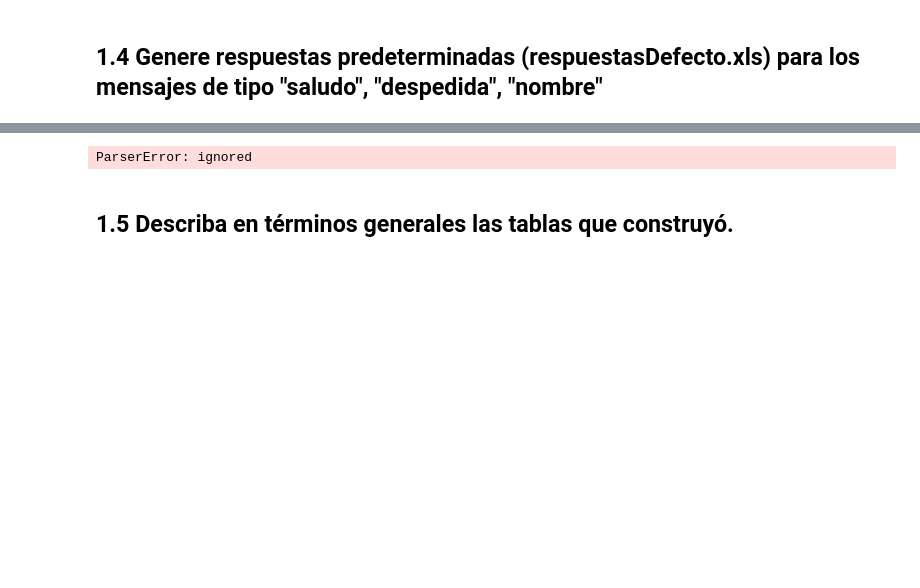
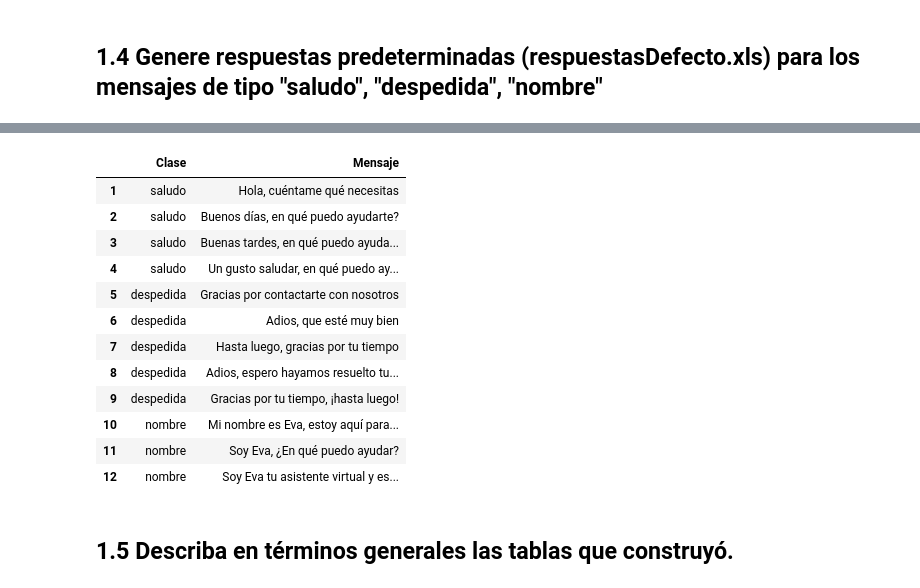
Before and after one commit to alvaro-neira/nlp-homework2, a Jupyter notebook: Tarea_2_NLP_Grupo_3.ipynb, the cells around one changed output, grey strips where cells are left out. Cells and saved outputs as stored; diff of their text form; code cells hidden in the pictures; blank space fills up the shorter version.

```diff
--- a/Tarea_2_NLP_Grupo_3.ipynb
+++ b/Tarea_2_NLP_Grupo_3.ipynb
@@ -142,8 +155,20 @@ Saving to: ‘/content/respuestasDefecto.csv’
 # %%
-answers = pd.read_csv('/content/respuestasDefecto.csv', sep=',')
+answers = pd.read_csv('/content/respuestasDefecto.csv', sep=';')
 answers.tail(12)
 # %% [output]
-ParserError: ignored
+|  | Clase | Mensaje |
+| 1 | saludo | Hola, cuéntame qué necesitas |
+| 2 | saludo | Buenos días, en qué puedo ayudarte? |
+| 3 | saludo | Buenas tardes, en qué puedo ayuda... |
+| 4 | saludo | Un gusto saludar, en qué puedo ay... |
+| 5 | despedida | Gracias por contactarte con nosotros |
+| 6 | despedida | Adios, que esté muy bien |
+| 7 | despedida | Hasta luego, gracias por tu tiempo |
+| 8 | despedida | Adios, espero hayamos resuelto tu... |
+| 9 | despedida | Gracias por tu tiempo, ¡hasta luego! |
+| 10 | nombre | Mi nombre es Eva, estoy aquí para... |
+| 11 | nombre | Soy Eva, ¿En qué puedo ayudar? |
+| 12 | nombre | Soy Eva tu asistente virtual y es... |
 # %% [markdown]
 ## 1.5 Describa en términos generales las tablas que construyó.
 # %% [markdown]
```
Also changed, not shown: parts of 4 cells of this notebook, 2 other files.
